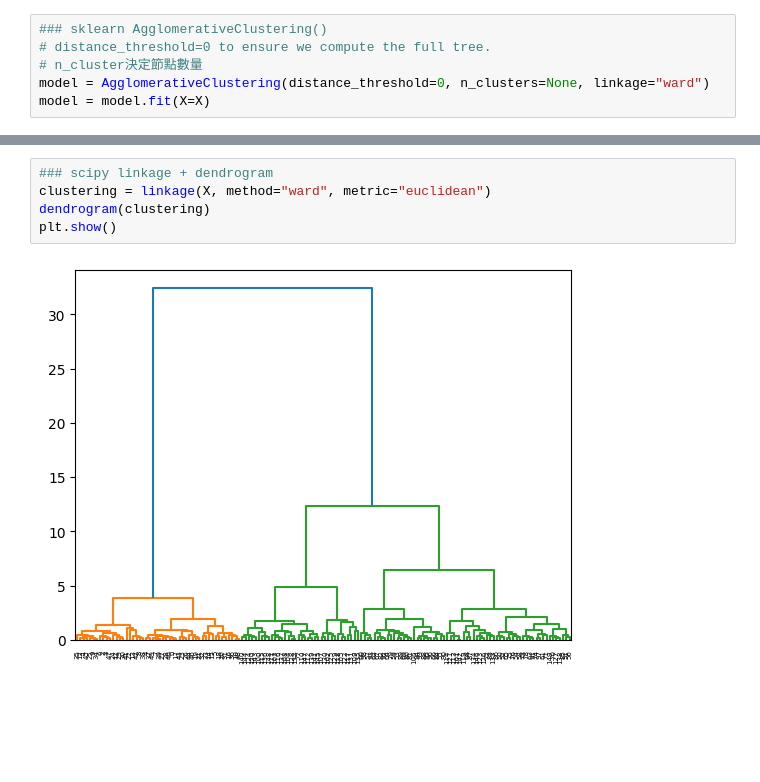
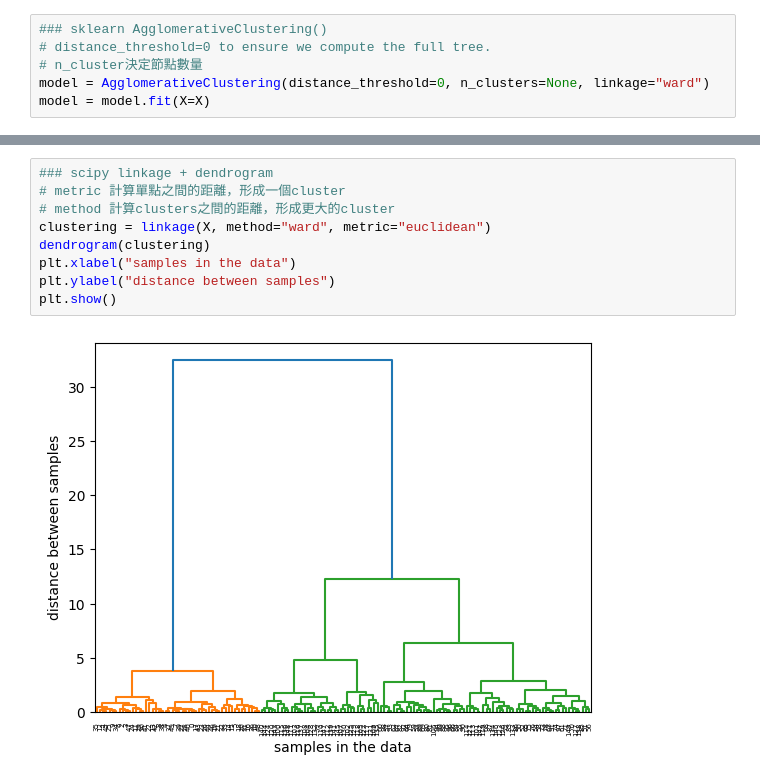
Before and after one commit to ShiShanLiu/DataAnalyst_FromOneDaytoDayOne, a Jupyter notebook: hierarchical_clustering.ipynb, the cells around one changed output, grey strips where cells are left out. Cells and saved outputs as stored; diff of their text form; blank space fills up the shorter version.

```diff
--- a/hierarchical_clustering.ipynb
+++ b/hierarchical_clustering.ipynb
@@ -126,7 +127,11 @@ plt.show()
 # %%
 ### scipy linkage + dendrogram
+# metric 計算單點之間的距離，形成一個cluster
+# method 計算clusters之間的距離，形成更大的cluster
 clustering = linkage(X, method="ward", metric="euclidean")
 dendrogram(clustering)
+plt.xlabel("samples in the data")
+plt.ylabel("distance between samples")
 plt.show()
 # %% [output]
-[figure, old version]
+[figure, new version]
```
Also changed, not shown: parts of 4 cells of this notebook.
